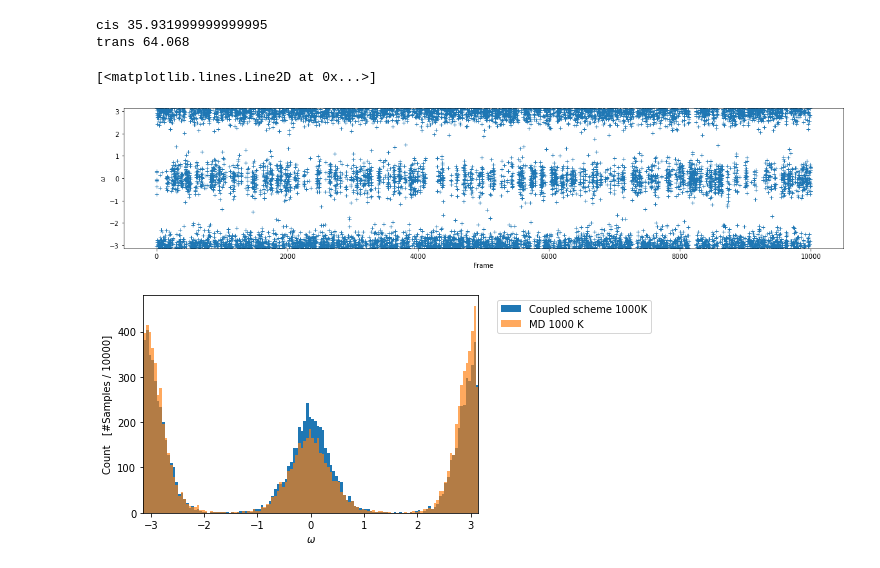
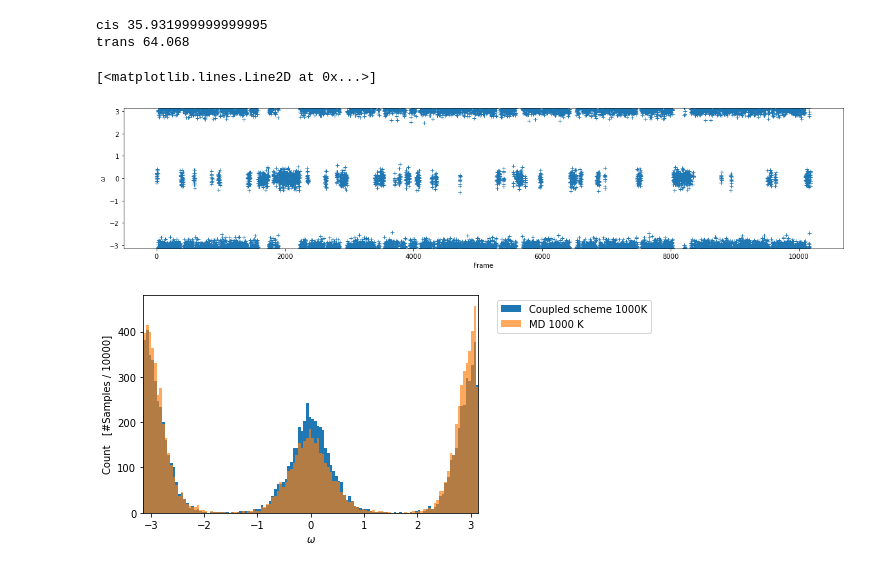
Before and after one commit to michellab/bgflow, a Jupyter notebook: BGflow_examples/angle_plots_pro.ipynb, the cells around one changed output. Drawn from its saved outputs; the diff is of its cells as text; code cells hidden in the pictures.

```diff
--- a/BGflow_examples/angle_plots_pro.ipynb
+++ b/BGflow_examples/angle_plots_pro.ipynb
@@ -228,18 +195,18 @@ print(np.std([31.36,26.92,31.18,35.93]))
 # %%
 #plots omega over frames of trajectory.
 
 fig, ax = plt.subplots(figsize=(20,4))
 
 omega_atoms = [0,4,6,7]
-omegas = md.compute_dihedrals(MD_1000K_noconstr_stride10, indices=[omega_atoms])
+omegas = md.compute_dihedrals(coupled_traj_longMD, indices=[omega_atoms])
 ax.set_ylim(-np.pi, np.pi)
 ax.set_ylabel(f"$\omega$")
 ax.set_xlabel('Frame')
 
 ax.plot(omegas, '+')
 # %% [output]
 [<matplotlib.lines.Line2D at 0x...>]
-[figure, old version]
+[figure, new version]
 # %%
 def find_stride(fname):
 
```
Also changed, not shown: parts of 3 cells of this notebook.
